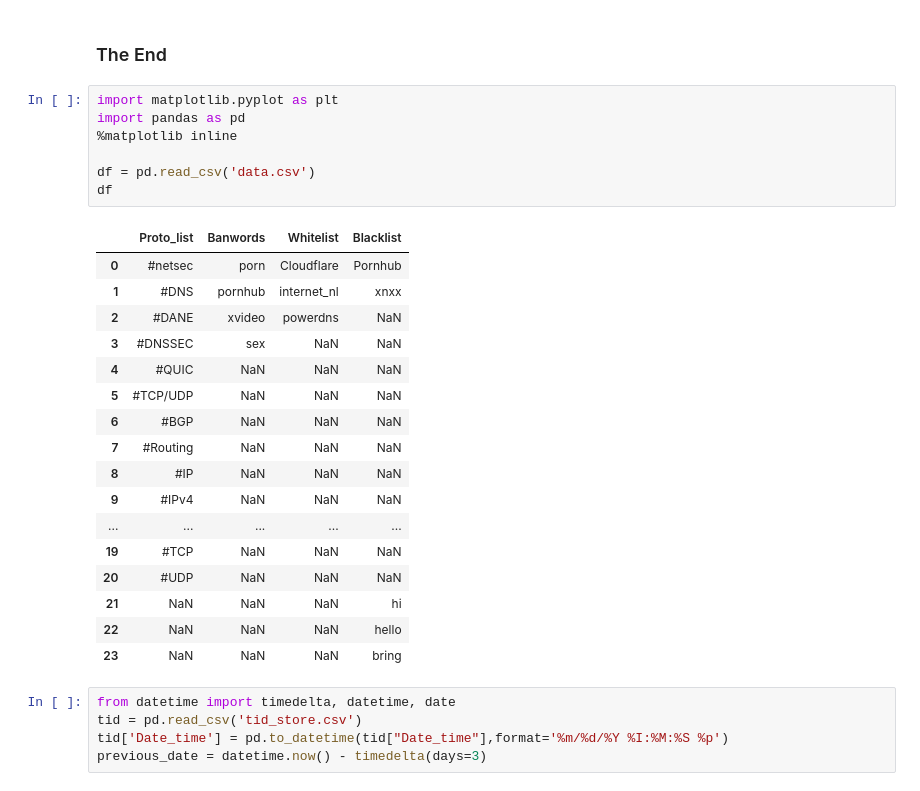
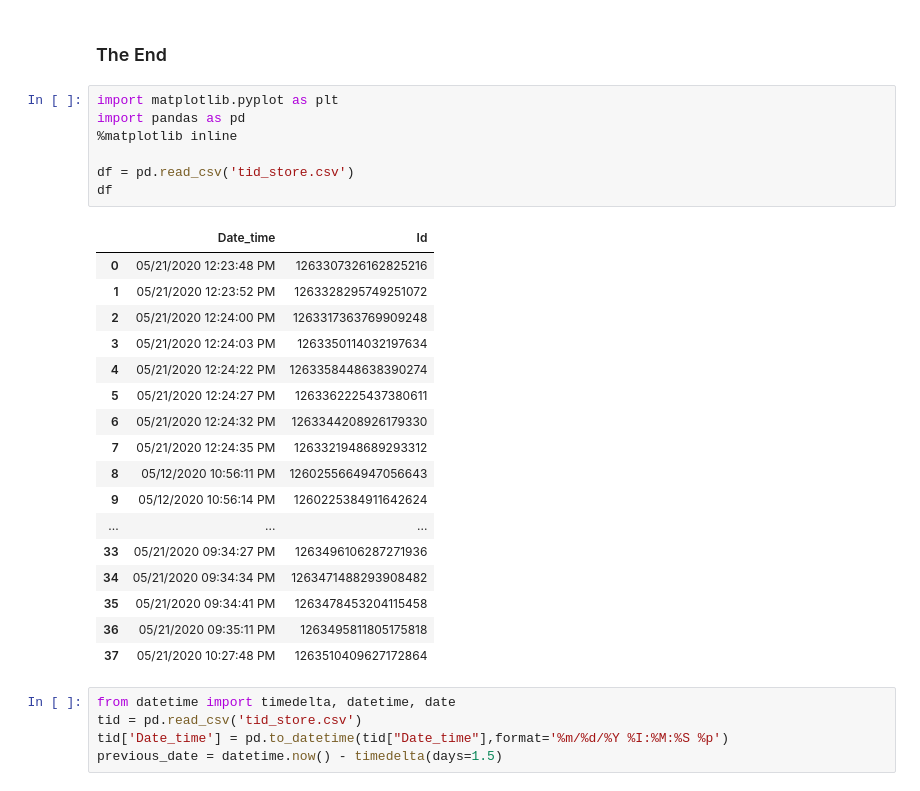
Before and after one commit to ananthanandanan/academics, a Jupyter notebook: python/notebooks/testing jupyter.ipynb, the cells around one changed output. Saved outputs shown, nothing was run; the diff lists cells and outputs as text.

```diff
--- a/python/notebooks/testing jupyter.ipynb
+++ b/python/notebooks/testing jupyter.ipynb
@@ -86,31 +86,31 @@ df.plot(kind='bar')
 # %%
 import matplotlib.pyplot as plt
 import pandas as pd
 %matplotlib inline
 
-df = pd.read_csv('data.csv')
+df = pd.read_csv('tid_store.csv')
 df
 # %% [output]
-|  | Proto_list | Banwords | Whitelist | Blacklist |
-| 0 | #netsec | porn | Cloudflare | Pornhub |
-| 1 | #DNS | pornhub | internet_nl | xnxx |
-| 2 | #DANE | xvideo | powerdns | NaN |
-| 3 | #DNSSEC | sex | NaN | NaN |
-| 4 | #QUIC | NaN | NaN | NaN |
-| 5 | #TCP/UDP | NaN | NaN | NaN |
-| 6 | #BGP | NaN | NaN | NaN |
-| 7 | #Routing | NaN | NaN | NaN |
-| 8 | #IP | NaN | NaN | NaN |
-| 9 | #IPv4 | NaN | NaN | NaN |
-| ... | ... | ... | ... | ... |
-| 19 | #TCP | NaN | NaN | NaN |
-| 20 | #UDP | NaN | NaN | NaN |
-| 21 | NaN | NaN | NaN | hi |
-| 22 | NaN | NaN | NaN | hello |
-| 23 | NaN | NaN | NaN | bring |
+|  | Date_time | Id |
+| 0 | 05/21/2020 12:23:48 PM | 1263307326162825216 |
+| 1 | 05/21/2020 12:23:52 PM | 1263328295749251072 |
+| 2 | 05/21/2020 12:24:00 PM | 1263317363769909248 |
+| 3 | 05/21/2020 12:24:03 PM | 1263350114032197634 |
+| 4 | 05/21/2020 12:24:22 PM | 1263358448638390274 |
+| 5 | 05/21/2020 12:24:27 PM | 1263362225437380611 |
+| 6 | 05/21/2020 12:24:32 PM | 1263344208926179330 |
+| 7 | 05/21/2020 12:24:35 PM | 1263321948689293312 |
+| 8 | 05/12/2020 10:56:11 PM | 1260255664947056643 |
+| 9 | 05/12/2020 10:56:14 PM | 1260225384911642624 |
+| ... | ... | ... |
+| 33 | 05/21/2020 09:34:27 PM | 1263496106287271936 |
+| 34 | 05/21/2020 09:34:34 PM | 1263471488293908482 |
+| 35 | 05/21/2020 09:34:41 PM | 1263478453204115458 |
+| 36 | 05/21/2020 09:35:11 PM | 1263495811805175818 |
+| 37 | 05/21/2020 10:27:48 PM | 1263510409627172864 |
 # %%
 from datetime import timedelta, datetime, date
 tid = pd.read_csv('tid_store.csv')
 tid['Date_time'] = pd.to_datetime(tid["Date_time"],format='%m/%d/%Y %I:%M:%S %p')
-previous_date = datetime.now() - timedelta(days=3)
+previous_date = datetime.now() - timedelta(days=1.5)
 # %%
```
Also changed, not shown: parts of 15 cells of this notebook, 3 other files.
